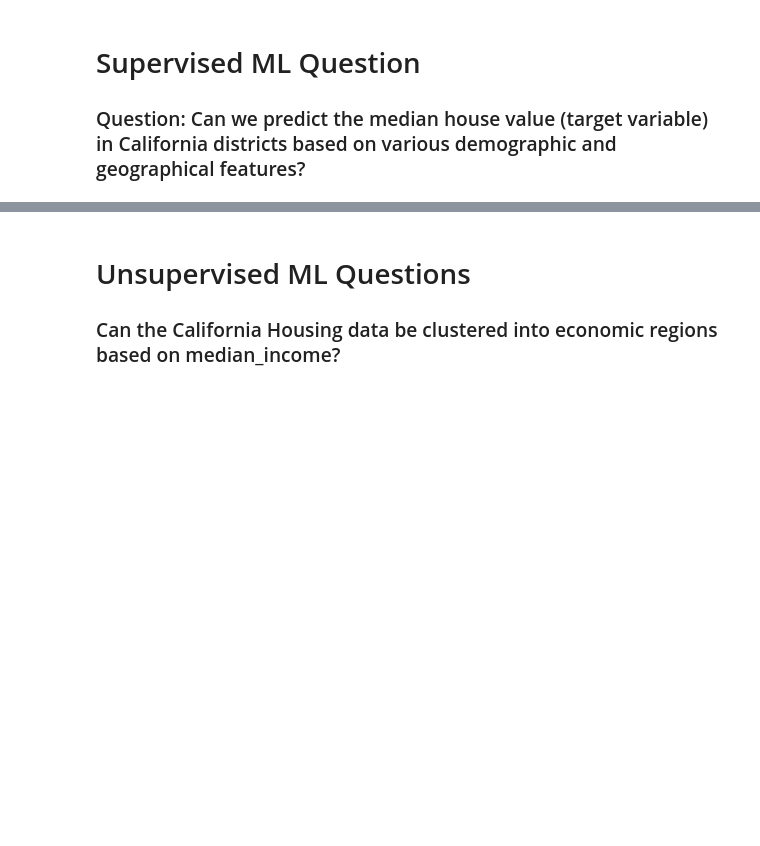
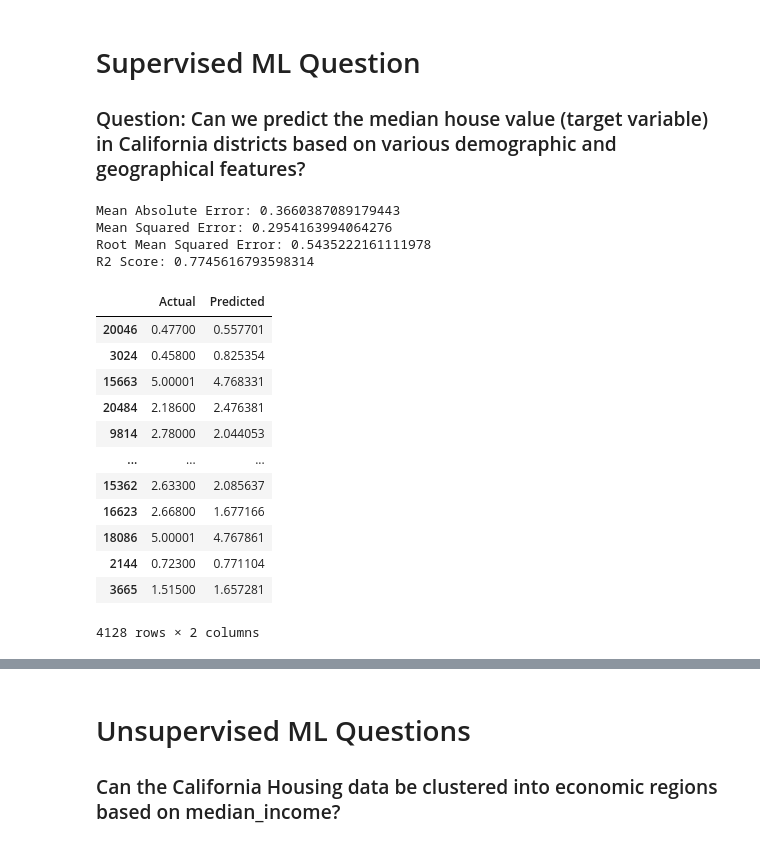
Before and after one commit to efyrb4/dsda-zdat2003-assessment-2-efyrb4, a Jupyter notebook: src/ML_experiments.ipynb, the cells around one changed output, grey strips where cells are left out. Cells and saved outputs as stored; diff of their text form; code cells hidden in the pictures; blank space fills up the shorter version.

```diff
--- a/src/ML_experiments.ipynb
+++ b/src/ML_experiments.ipynb
@@ -345,3 +350,56 @@ plt.show()
 # Supervised ML Question
 
 ### Question: Can we predict the median house value (target variable) in California districts based on various demographic and geographical features?
+# %%
+# input and target variables
+X = housing_df.drop('MedHouseVal', axis=1)
+y = housing_df['MedHouseVal']
+
+# Train test split
+X_train, X_test, y_train, y_test = train_test_split(X, y, test_size=0.2, random_state=42)
+
+# Random Forest Regressor
+rf_uncleaned = RandomForestRegressor(n_estimators=150, max_depth = 10 , min_samples_split=5, random_state=42)
+
+# Fitting the model
+rf_uncleaned.fit(X_train, y_train)
+# Predictions
+y_pred_uncleaned = rf_uncleaned.predict(X_test)
+
+# Mean Absolute Error
+mae_uncleaned = np.mean(abs(y_test - y_pred_uncleaned))
+print(f'Mean Absolute Error: {mae_uncleaned}')
+
+# Mean Squared Error
+mse_uncleaned = np.mean((y_test - y_pred_uncleaned)**2)
+print(f'Mean Squared Error: {mse_uncleaned}')
+
+# Root Mean Squared Error
+rmse_uncleaned = np.sqrt(mse_uncleaned)
+print(f'Root Mean Squared Error: {rmse_uncleaned}')
+
+# R2 Score
+r2_uncleaned = rf_uncleaned.score(X_test, y_test)
+print(f'R2 Score: {r2_uncleaned}')
+# %% [output]
+Mean Absolute Error: 0.3660387089179443
+Mean Squared Error: 0.2954163994064276
+Root Mean Squared Error: 0.5435222161111978
+R2 Score: 0.7745616793598314
+# %%
+Predictions_uncleaned = pd.DataFrame({'Actual': y_test, 'Predicted': y_pred_uncleaned})
+Predictions_uncleaned
+# %% [output]
+|  | Actual | Predicted |
+| 20046 | 0.47700 | 0.557701 |
+| 3024 | 0.45800 | 0.825354 |
+| 15663 | 5.00001 | 4.768331 |
+| 20484 | 2.18600 | 2.476381 |
+| 9814 | 2.78000 | 2.044053 |
+| ... | ... | ... |
+| 15362 | 2.63300 | 2.085637 |
+| 16623 | 2.66800 | 1.677166 |
+| 18086 | 5.00001 | 4.767861 |
+| 2144 | 0.72300 | 0.771104 |
+| 3665 | 1.51500 | 1.657281 |
+4128 rows × 2 columns
```
Also changed, not shown: parts of 3 cells of this notebook.
